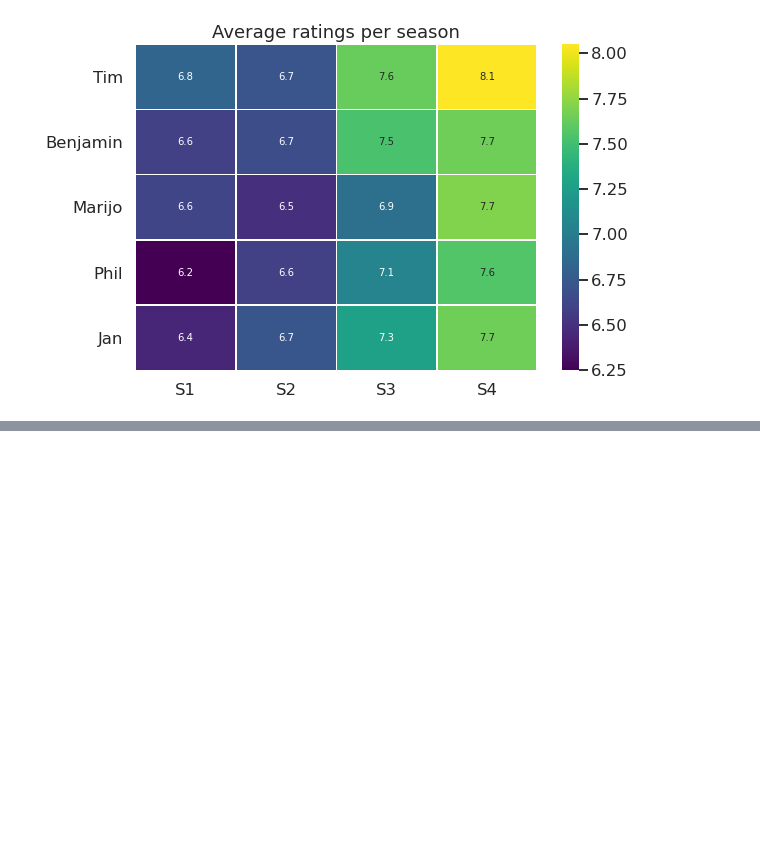
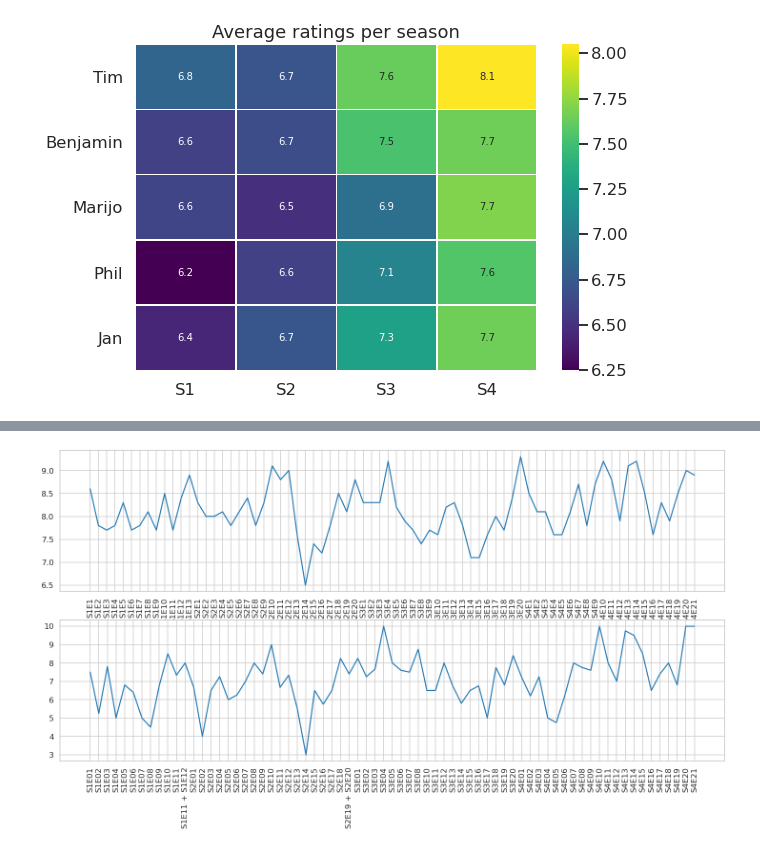
Before and after one commit to Japhiolite/podcast-stuff, a Jupyter notebook: notebooks/Auswertung_Zylonensender.ipynb, the cells around one changed output, grey strips where cells are left out. Cells and saved outputs as stored; diff of their text form; code cells hidden in the pictures; blank space fills up the shorter version.

```diff
--- a/notebooks/Auswertung_Zylonensender.ipynb
+++ b/notebooks/Auswertung_Zylonensender.ipynb
@@ -148,0 +247,18 @@ So it looks like the series got a lot of traction between season 2 and season 3,
+# %%
+from imdb import IMDb
+ia = IMDb()
+# %%
+series = ia.get_movie('0407362')
+#ia.update(imdb_bsg, 'episodes')
+sea_ep = []
+rating = []
+votes = []
+ia.update(series, 'episodes')
+for season_nr in sorted(series['episodes']):
+    for episode_nr in sorted(series['episodes'][season_nr]):
+        episode = series['episodes'][season_nr][episode_nr]
+        print('episode #%s.%s; rating: %s; votes: %s' %
+              (season_nr, episode_nr, episode.get('rating'), episode.get('votes')))
+        sea_ep.append(f"S{season_nr}E{episode_nr}")
+        rating.append(episode.get('rating'))
+        votes.append(episode.get('votes'))
@@ -148,0 +283,18 @@ So it looks like the series got a lot of traction between season 2 and season 3,
+# %%
+imdb_frame = pd.DataFrame({'Episode':sea_ep, 'Rating':rating, 'Votes':votes})
+# %%
+imdb_and_podcast = pd.read_csv('../grades/imdb_rating_202009.csv')
+# %%
+plt.figure(figsize=[25,12])
+xs = np.arange(74)
+plt.plot(xs, imdb_and_podcast['Rating'])
+plt.plot(xs2, imdb_and_podcast['Mittelwert'])
+plt.sca(axs[0])
+plt.xticks(xs, imdb_frame['Episode'], rotation='vertical');
+
+xs2 = np.arange(71)
+
+plt.sca(axs[1])
+plt.xticks(xs2, only_seasons.index, rotation='vertical');
+# %% [output]
+[figure, added]
```
Also changed, not shown: parts of 14 cells of this notebook, 4 other files.
